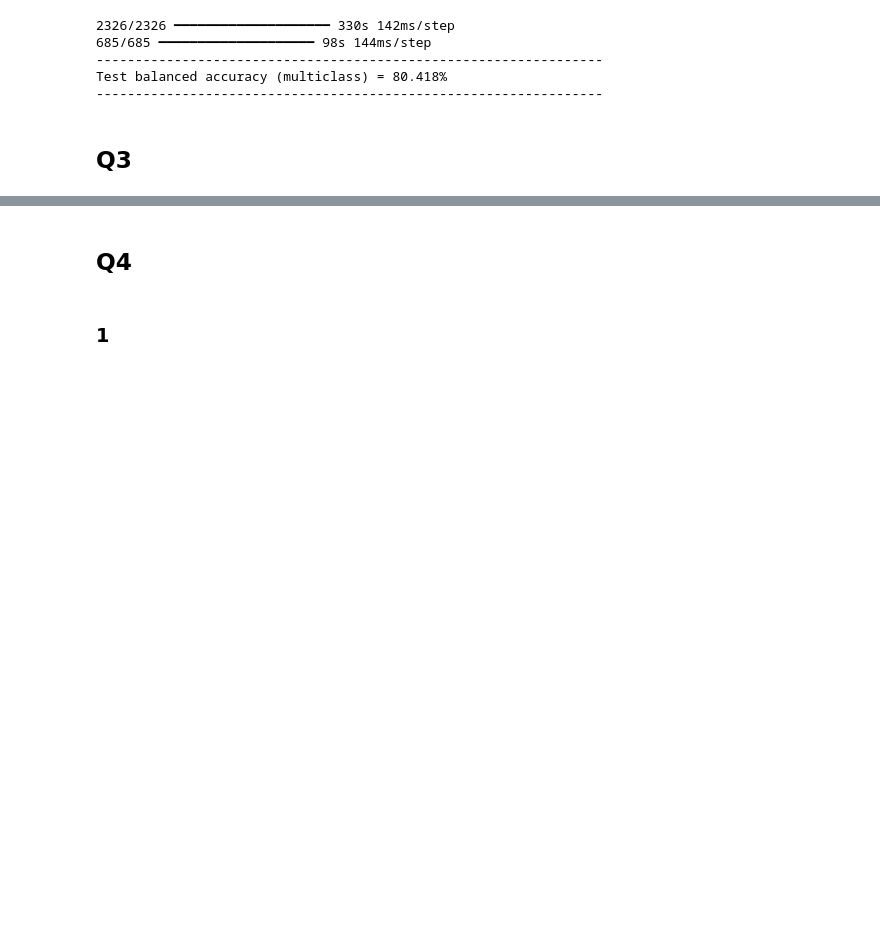
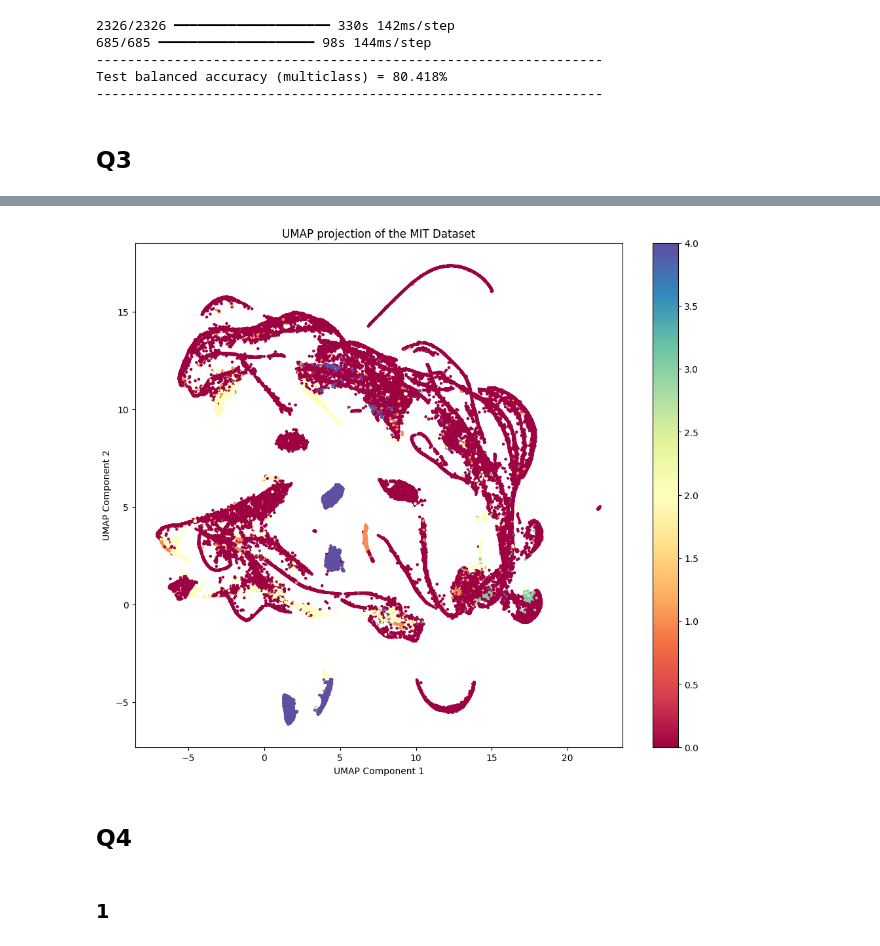
Before and after one commit to nexusfb/ETH-MLxHC-ECG-Representation-Learning, a Jupyter notebook: Project2.ipynb, the cells around one changed output, grey strips where cells are left out. Saved outputs shown, nothing was run; the diff lists cells and outputs as text; code cells hidden in the pictures; blank space fills up the shorter version.

```diff
--- a/Project2.ipynb
+++ b/Project2.ipynb
@@ -913,0 +967,5 @@ Test balanced accuracy (multiclass) = 80.418%
+# %%
+## SECOND ENCODER MIT
+umap_model = umap.UMAP(n_neighbors=50, min_dist=0.05, n_components=2, metric='manhattan', random_state=42)
+df = pd.DataFrame(embedding_model.predict(MIT_X_train))
+umap_result = umap_model.fit_transform(df)
@@ -914,3 +974,13 @@ Test balanced accuracy (multiclass) = 80.418%
+# %%
+plt.figure(figsize=(12, 10))
+scatter = plt.scatter(umap_result[:, 0], umap_result[:, 1], c=MIT_y_train, cmap='Spectral', s=5)
+plt.colorbar(scatter)
+plt.title('UMAP projection of the MIT Dataset')
+plt.xlabel('UMAP Component 1')
+plt.ylabel('UMAP Component 2')
+plt.show()
+# %% [output]
+[figure, added]
 # %% [markdown]
 ## Q4
 # %% [markdown]
```
Also changed, not shown: parts of 11 cells of this notebook.
